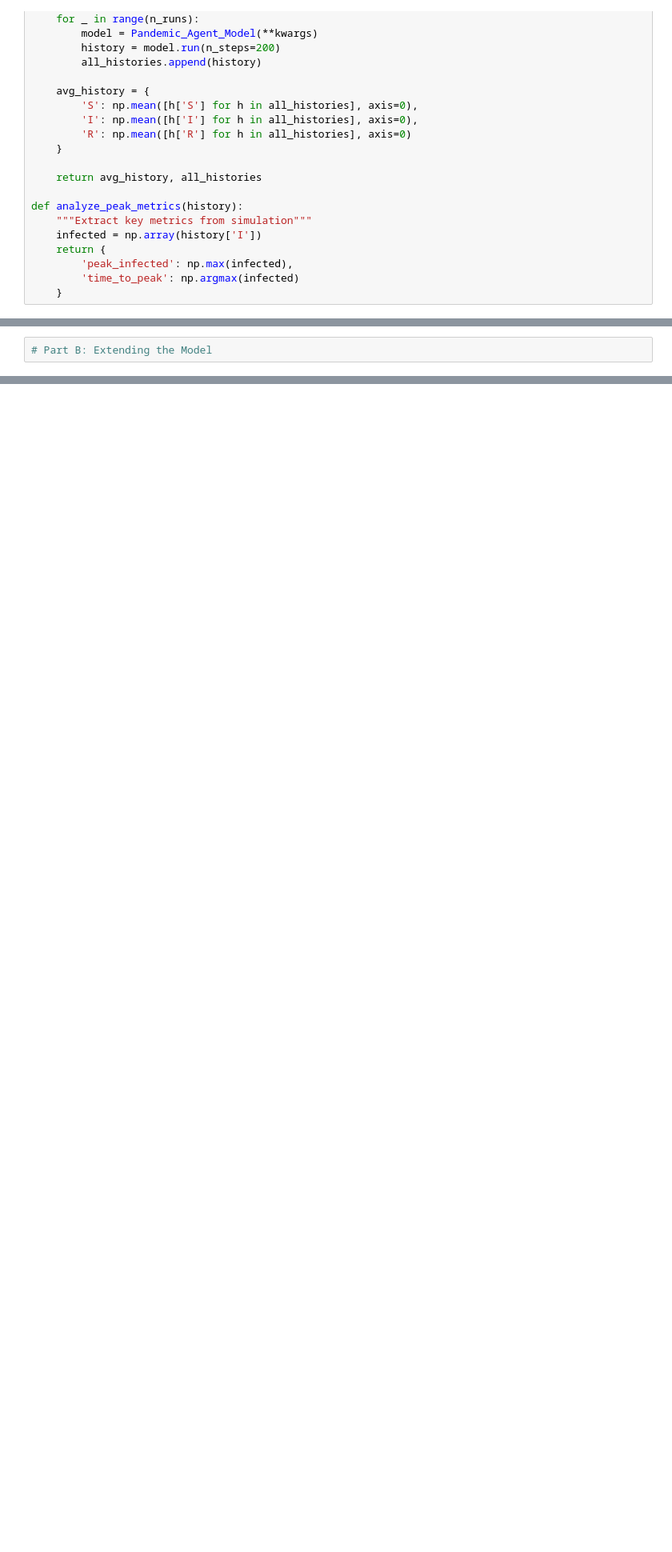
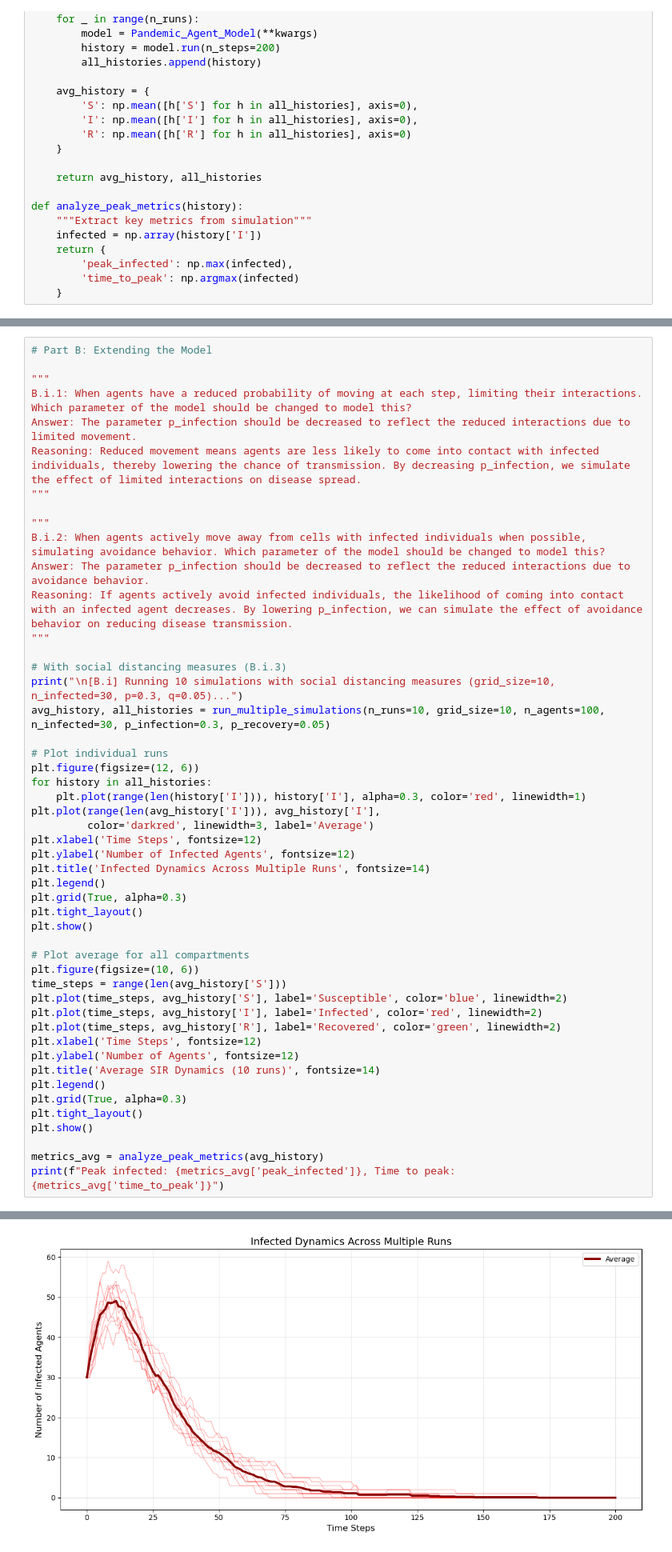
Before and after one commit to KenSu223/Agent_simulation, a Jupyter notebook: main.ipynb, the cells around one changed output, grey strips where cells are left out. Shown at 80% size. Saved outputs shown, nothing was run; the diff lists cells and outputs as text; blank space fills up the shorter version.

```diff
--- a/main.ipynb
+++ b/main.ipynb
@@ -284,2 +292,50 @@ plt.show()
 # %%
 # Part B: Extending the Model
+
+"""
+B.i.1: When agents have a reduced probability of moving at each step, limiting their interactions. Which parameter of the model should be changed to model this?
+Answer: The parameter p_infection should be decreased to reflect the reduced interactions due to limited movement.
+Reasoning: Reduced movement means agents are less likely to come into contact with infected individuals, thereby lowering the chance of transmission. By decreasing p_infection, we simulate the effect of limited interactions on disease spread.
+"""
+
+"""
+B.i.2: When agents actively move away from cells with infected individuals when possible, simulating avoidance behavior. Which parameter of the model should be changed to model this?
+Answer: The parameter p_infection should be decreased to reflect the reduced interactions due to avoidance behavior.
+Reasoning: If agents actively avoid infected individuals, the likelihood of coming into contact with an infected agent decreases. By lowering p_infection, we can simulate the effect of avoidance behavior on reducing disease transmission.
+"""
+
+# With social distancing measures (B.i.3)
+print("\n[B.i] Running 10 simulations with social distancing measures (grid_size=10, n_infected=30, p=0.3, q=0.05)...")
+avg_history, all_histories = run_multiple_simulations(n_runs=10, grid_size=10, n_agents=100, n_infected=30, p_infection=0.3, p_recovery=0.05)
+
+# Plot individual runs
+plt.figure(figsize=(12, 6))
+for history in all_histories:
+    plt.plot(range(len(history['I'])), history['I'], alpha=0.3, color='red', linewidth=1)
+plt.plot(range(len(avg_history['I'])), avg_history['I'],
+         color='darkred', linewidth=3, label='Average')
+plt.xlabel('Time Steps', fontsize=12)
+plt.ylabel('Number of Infected Agents', fontsize=12)
+plt.title('Infected Dynamics Across Multiple Runs', fontsize=14)
+plt.legend()
+plt.grid(True, alpha=0.3)
+plt.tight_layout()
+plt.show()
+
+# Plot average for all compartments
+plt.figure(figsize=(10, 6))
+time_steps = range(len(avg_history['S']))
+plt.plot(time_steps, avg_history['S'], label='Susceptible', color='blue', linewidth=2)
+plt.plot(time_steps, avg_history['I'], label='Infected', color='red', linewidth=2)
+plt.plot(time_steps, avg_history['R'], label='Recovered', color='green', linewidth=2)
+plt.xlabel('Time Steps', fontsize=12)
+plt.ylabel('Number of Agents', fontsize=12)
+plt.title('Average SIR Dynamics (10 runs)', fontsize=14)
+plt.legend()
+plt.grid(True, alpha=0.3)
+plt.tight_layout()
+plt.show()
+
+metrics_avg = analyze_peak_metrics(avg_history)
+print(f"Peak infected: {metrics_avg['peak_infected']}, Time to peak: {metrics_avg['time_to_peak']}")
+# %% [output]
@@ -285,0 +343 @@ plt.show()
+[figure, added]
```
Also changed, not shown: parts of 8 cells of this notebook, 1 other file.
